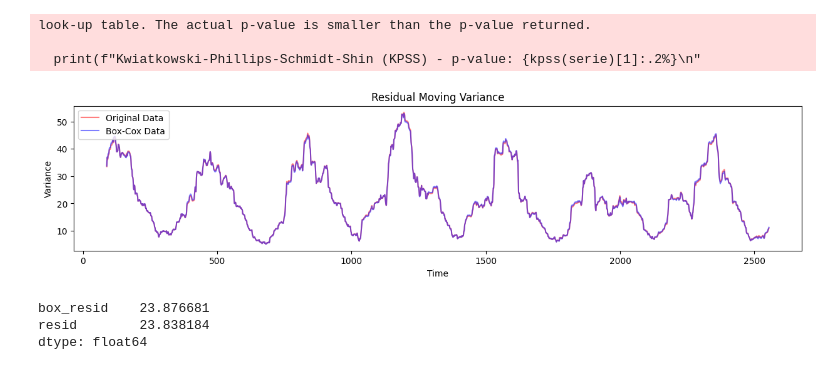
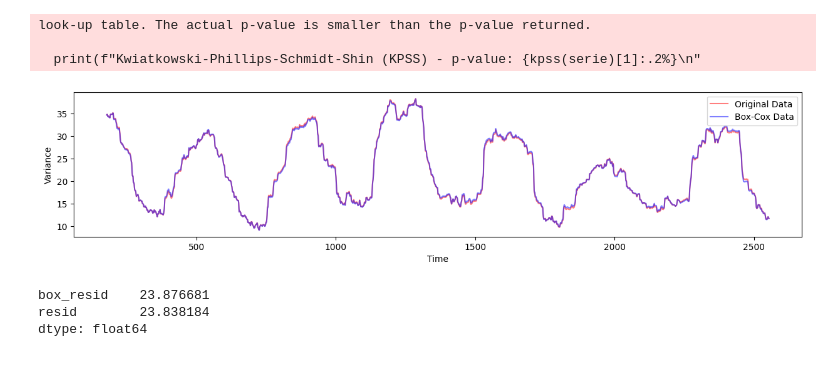
Before and after one commit to pedrogabrielmoura/ChicagoWeatherForecast, a Jupyter notebook: notebooks/exploratory_analysis/eda_linear.ipynb, the cells around one changed output. Saved outputs shown, nothing was run; the diff lists cells and outputs as text; code cells hidden in the pictures.

```diff
--- a/notebooks/exploratory_analysis/eda_linear.ipynb
+++ b/notebooks/exploratory_analysis/eda_linear.ipynb
@@ -387,19 +419,18 @@ look-up table. The actual p-value is smaller than the p-value returned.
 
   print(f"Kwiatkowski-Phillips-Schmidt-Shin (KPSS) - p-value: {kpss(serie)[1]:.2%}\n"
 # %%
-df_train_valid['roll_resid_var'] = df_train_valid['resid'].rolling(90).var()
-df_train_valid['roll_box_resid_var'] = df_train_valid['box_resid'].rolling(90).var()
+df_train_valid['roll_resid_var'] = df_train_valid['resid'].rolling(180).var()
+df_train_valid['roll_box_resid_var'] = df_train_valid['box_resid'].rolling(180).var()
 variance_temp = df_train_valid[['roll_resid_var', 'roll_box_resid_var']].dropna()
 
 plt.figure(figsize=(15, 3))
 sns.lineplot(x=variance_temp.index, y=variance_temp['roll_resid_var'], alpha=0.5, color="red", label="Original Data")
 sns.lineplot(x=variance_temp.index, y=variance_temp['roll_box_resid_var'], alpha=0.5, color="blue", label="Box-Cox Data")
-plt.title("Residual Moving Variance")
 plt.xlabel("Time")
 plt.ylabel("Variance")
 plt.show()
 # %% [output]
-[figure, old version]
+[figure, new version]
 # %%
 (df_train_valid[['box_resid', 'resid']]**2).mean()
 # %% [output]
```
Also changed, not shown: parts of 15 cells of this notebook, 7 other files.
